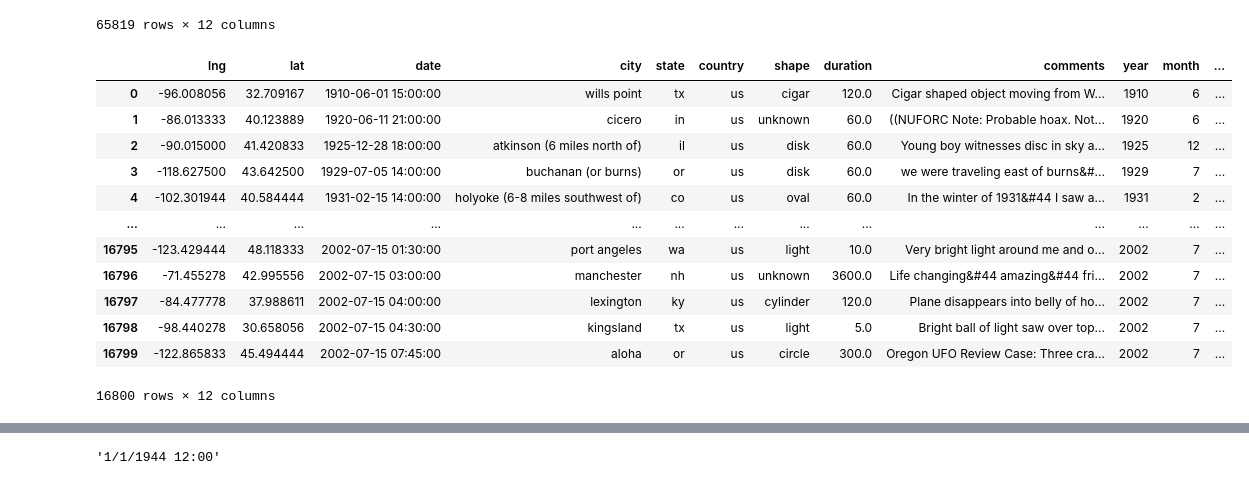
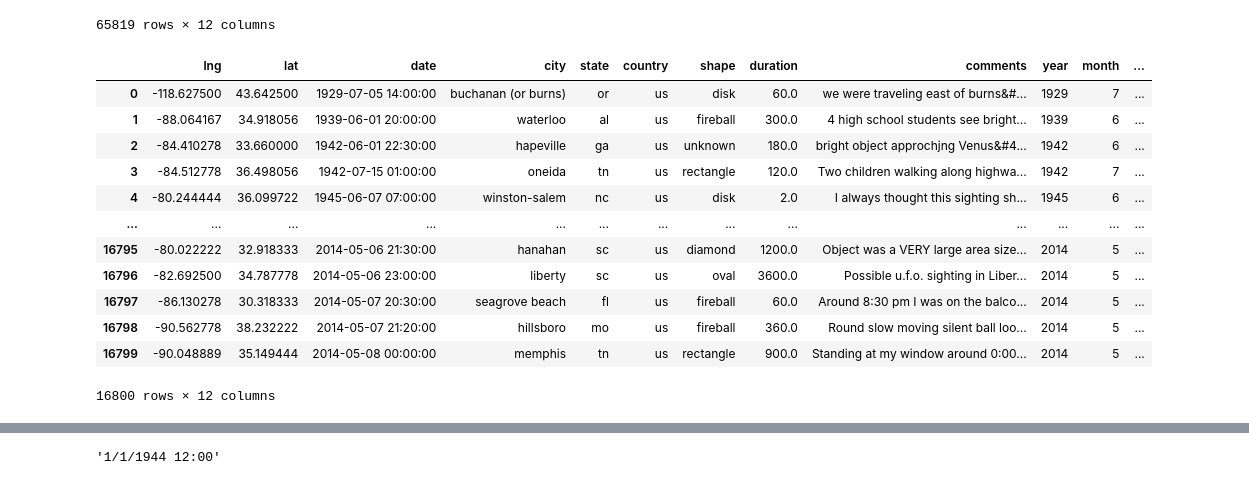
Before and after one commit to remy177/ufoProject, a Jupyter notebook: ufoCSV.ipynb, the cells around one changed output, grey strips where cells are left out. Saved outputs shown, nothing was run; the diff lists cells and outputs as text; code cells hidden in the pictures.

```diff
--- a/ufoCSV.ipynb
+++ b/ufoCSV.ipynb
@@ -162,22 +162,22 @@ df4 = df3.sort_values('date').reset_index(drop=True)
 df4.to_csv('cleaned-ufo.csv', index=False, header=True)
 # %%
 us_df = df4[df4['country'] == 'us']
-us168_df = us_df.sort_values('date').reset_index(drop=True).head(168)
-us1680_df = us_df.sort_values('date').reset_index(drop=True).head(1680)
-us16800_df = us_df.sort_values('date').reset_index(drop=True).head(16800)
-us66800_df = us_df.sort_values('date').reset_index(drop=True).head(66800)
+us168_df = us_df.sample(168).sort_values('date').reset_index(drop=True)
+us1680_df = us_df.sample(1680).sort_values('date').reset_index(drop=True)
+us16800_df = us_df.sample(16800).sort_values('date').reset_index(drop=True)
+us60800_df = us_df.sample(60800).sort_values('date').reset_index(drop=True)
 us16800_df
 # %% [output]
 |  | lng | lat | date | city | state | country | shape | duration | comments | year | month | ... |
-| 0 | -96.008056 | 32.709167 | 1910-06-01 15:00:00 | wills point | tx | us | cigar | 120.0 | Cigar shaped object moving from W... | 1910 | 6 | ... |
-| 1 | -86.013333 | 40.123889 | 1920-06-11 21:00:00 | cicero | in | us | unknown | 60.0 | ((NUFORC Note: Probable hoax. Not... | 1920 | 6 | ... |
-| 2 | -90.015000 | 41.420833 | 1925-12-28 18:00:00 | atkinson (6 miles north of) | il | us | disk | 60.0 | Young boy witnesses disc in sky a... | 1925 | 12 | ... |
-| 3 | -118.627500 | 43.642500 | 1929-07-05 14:00:00 | buchanan (or burns) | or | us | disk | 60.0 | we were traveling east of burns&#... | 1929 | 7 | ... |
-| 4 | -102.301944 | 40.584444 | 1931-02-15 14:00:00 | holyoke (6-8 miles southwest of) | co | us | oval | 60.0 | In the winter of 1931&#44 I saw a... | 1931 | 2 | ... |
+| 0 | -118.627500 | 43.642500 | 1929-07-05 14:00:00 | buchanan (or burns) | or | us | disk | 60.0 | we were traveling east of burns&#... | 1929 | 7 | ... |
+| 1 | -88.064167 | 34.918056 | 1939-06-01 20:00:00 | waterloo | al | us | fireball | 300.0 | 4 high school students see bright... | 1939 | 6 | ... |
+| 2 | -84.410278 | 33.660000 | 1942-06-01 22:30:00 | hapeville | ga | us | unknown | 180.0 | bright object approchjng Venus&#4... | 1942 | 6 | ... |
+| 3 | -84.512778 | 36.498056 | 1942-07-15 01:00:00 | oneida | tn | us | rectangle | 120.0 | Two children walking along highwa... | 1942 | 7 | ... |
+| 4 | -80.244444 | 36.099722 | 1945-06-07 07:00:00 | winston-salem | nc | us | disk | 2.0 | I always thought this sighting sh... | 1945 | 6 | ... |
 | ... | ... | ... | ... | ... | ... | ... | ... | ... | ... | ... | ... | ... |
-| 16795 | -123.429444 | 48.118333 | 2002-07-15 01:30:00 | port angeles | wa | us | light | 10.0 | Very bright light around me and o... | 2002 | 7 | ... |
-| 16796 | -71.455278 | 42.995556 | 2002-07-15 03:00:00 | manchester | nh | us | unknown | 3600.0 | Life changing&#44 amazing&#44 fri... | 2002 | 7 | ... |
-| 16797 | -84.477778 | 37.988611 | 2002-07-15 04:00:00 | lexington | ky | us | cylinder | 120.0 | Plane disappears into belly of ho... | 2002 | 7 | ... |
-| 16798 | -98.440278 | 30.658056 | 2002-07-15 04:30:00 | kingsland | tx | us | light | 5.0 | Bright ball of light saw over top... | 2002 | 7 | ... |
-| 16799 | -122.865833 | 45.494444 | 2002-07-15 07:45:00 | aloha | or | us | circle | 300.0 | Oregon UFO Review Case: Three cra... | 2002 | 7 | ... |
+| 16795 | -80.022222 | 32.918333 | 2014-05-06 21:30:00 | hanahan | sc | us | diamond | 1200.0 | Object was a VERY large area size... | 2014 | 5 | ... |
+| 16796 | -82.692500 | 34.787778 | 2014-05-06 23:00:00 | liberty | sc | us | oval | 3600.0 | Possible u.f.o. sighting in Liber... | 2014 | 5 | ... |
+| 16797 | -86.130278 | 30.318333 | 2014-05-07 20:30:00 | seagrove beach | fl | us | fireball | 60.0 | Around 8:30 pm I was on the balco... | 2014 | 5 | ... |
+| 16798 | -90.562778 | 38.232222 | 2014-05-07 21:20:00 | hillsboro | mo | us | fireball | 360.0 | Round slow moving silent ball loo... | 2014 | 5 | ... |
+| 16799 | -90.048889 | 35.149444 | 2014-05-08 00:00:00 | memphis | tn | us | rectangle | 900.0 | Standing at my window around 0:00... | 2014 | 5 | ... |
 16800 rows × 12 columns
```
Also changed, not shown: parts of 4 cells of this notebook, 7 other files.
